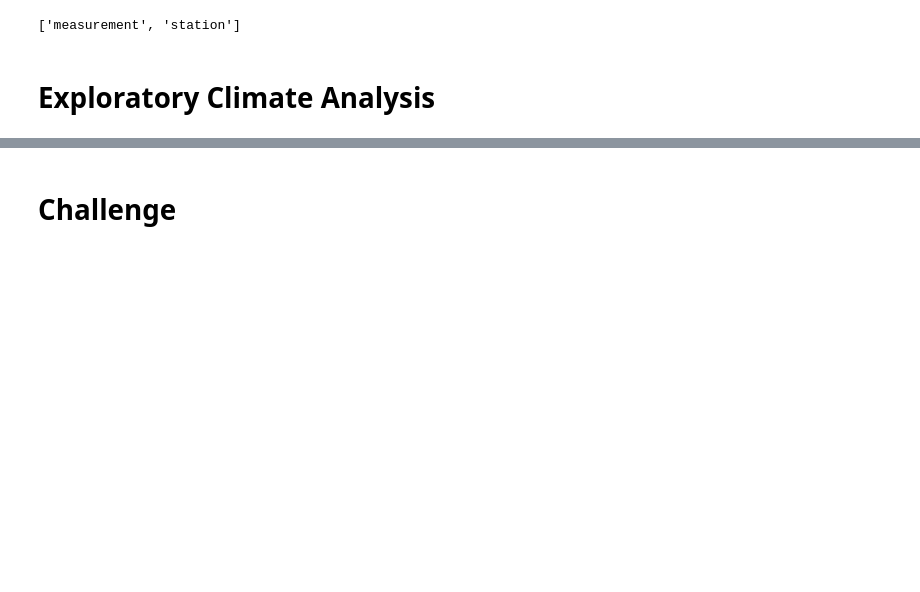
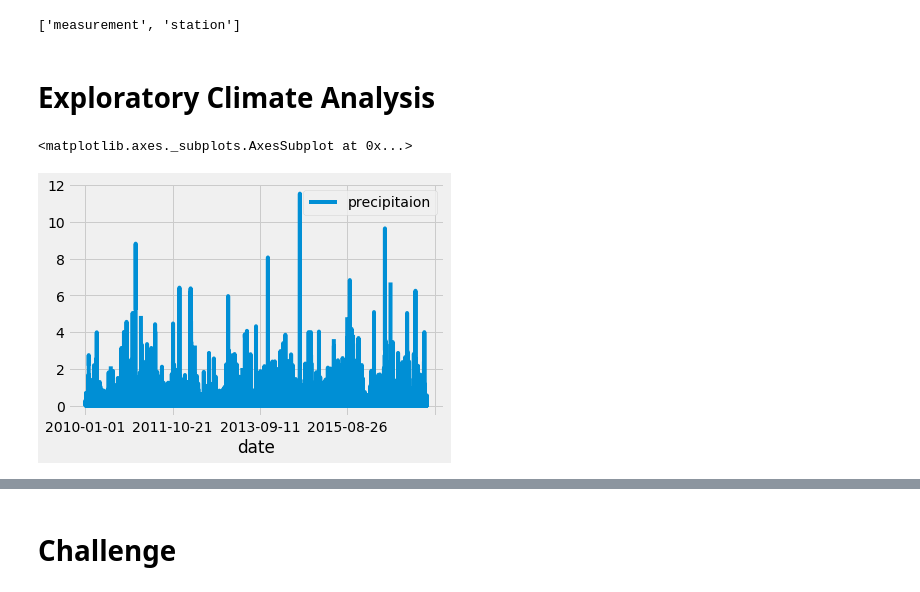
Before and after one commit to DenverSherman/Surfs_up, a Jupyter notebook: climate_analysis.ipynb, the cells around one changed output, grey strips where cells are left out. Cells and saved outputs as stored; diff of their text form; code cells hidden in the pictures; blank space fills up the shorter version.

Commit message:
Adding Station data and preliminary plots.

```diff
--- a/climate_analysis.ipynb
+++ b/climate_analysis.ipynb
@@ -41,15 +41,25 @@ session = Session(engine)
 # %%
 # Design a query to retrieve the last 12 months of precipitation data and plot the results.
 #Starting from the last data point in the database.
+prev_year = dt.date(2017, 8, 23)
 
 # Calculate the date one year from the last date in data set.
+prev_year = dt.date(2017, 8, 23) - dt.timedelta(days=365)
 
 # Perform a query to retrieve the data and precipitation scores
+results = []
+results = session.query(Measurement.date, Measurement.prcp)
 
 # Save the query results as a Pandas DataFrame and set the index to the date column
+prcp_df = pd.DataFrame(results, columns=['date','precipitaion'])
 
 # Sort the dataframe by date
-
+prcp_df.set_index(prcp_df['date'], inplace = True)
+prcp_df = prcp_df.sort_index()
 # Use Pandas Plotting with Matplotlib to plot the data
+prcp_df.plot()
+# %% [output]
+<matplotlib.axes._subplots.AxesSubplot at 0x...>
+[figure, added]
 # %%
 # Use Pandas to calcualte the summary statistics for the precipitation data
```
Also changed, not shown: parts of 5 cells of this notebook.
